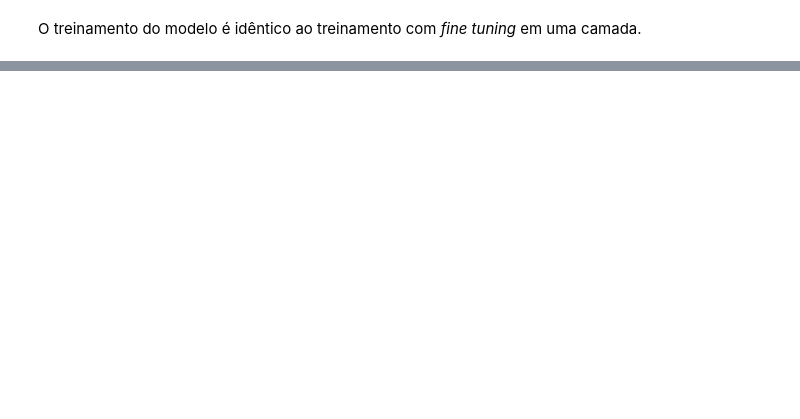
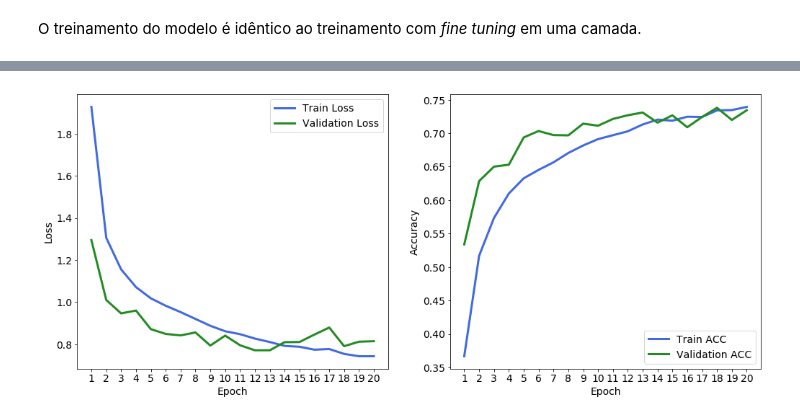
Before and after one commit to ptcar2009/TP_ML_2, a Jupyter notebook: TP_ML_2.ipynb, the cells around one changed output, grey strips where cells are left out. Drawn from its saved outputs; the diff is of its cells as text; code cells hidden in the pictures; blank space fills up the shorter version.

```diff
--- a/TP_ML_2.ipynb
+++ b/TP_ML_2.ipynb
@@ -388,0 +458,4 @@ historyBA2 = modelBA2.fit(
+# %%
+plotHistory(historyA)
+# %% [output]
+[figure, added]
```
Also changed, not shown: parts of 49 cells of this notebook.
